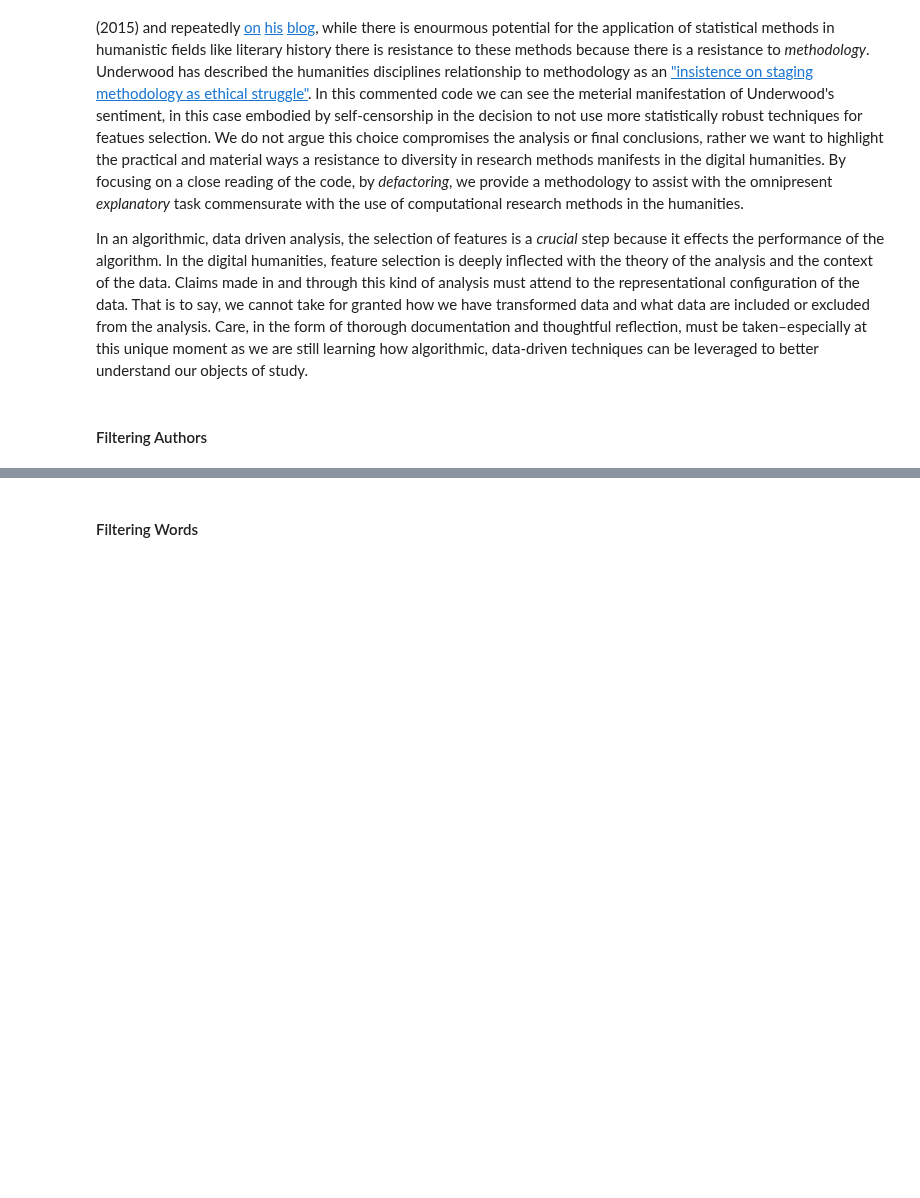
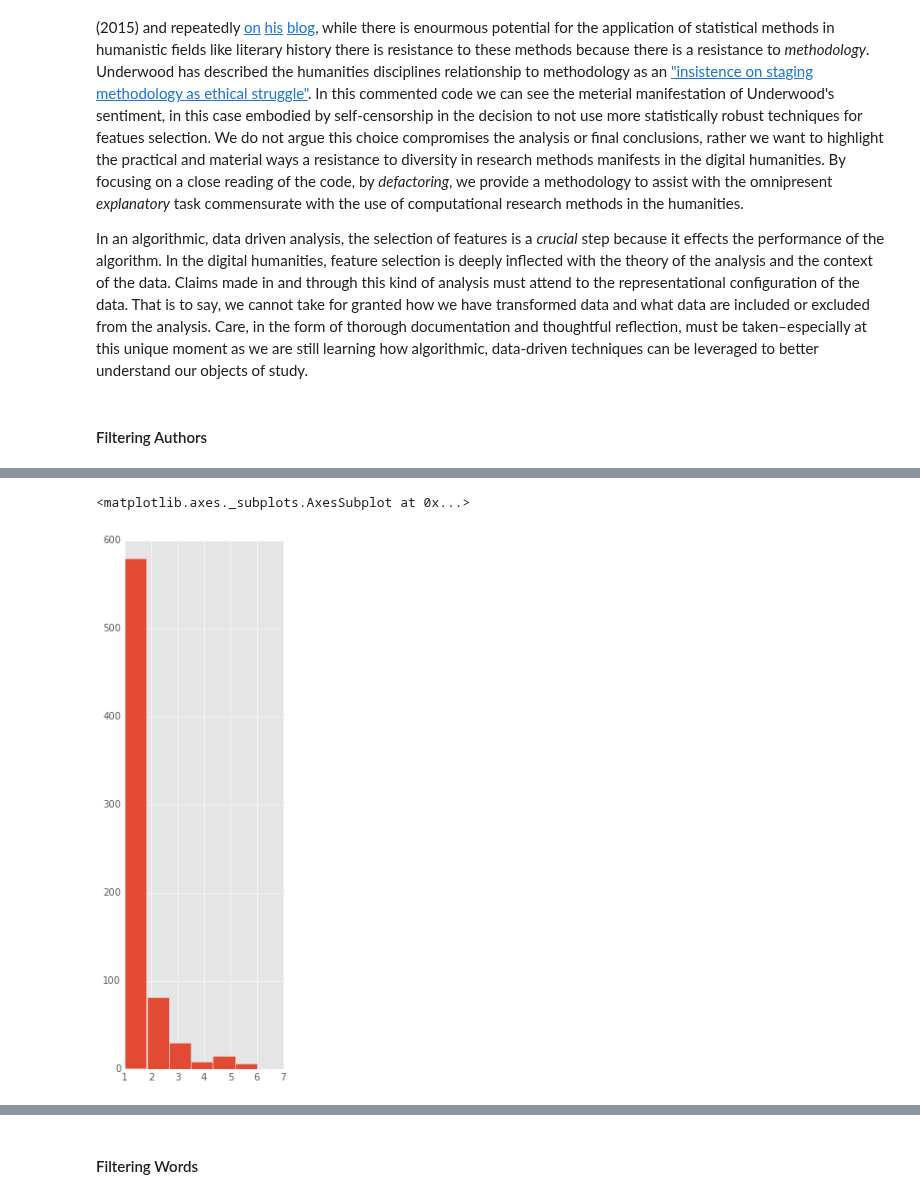
Before and after one commit to interedition/paceofchange, a Jupyter notebook: defactoring-pace-of-change.ipynb, the cells around one changed output, grey strips where cells are left out. Cells and saved outputs as stored; diff of their text form; code cells hidden in the pictures; blank space fills up the shorter version.

```diff
--- a/defactoring-pace-of-change.ipynb
+++ b/defactoring-pace-of-change.ipynb
@@ -725,0 +725,7 @@ Aside: we should try an annotate the author's narrative in the article to point
+# %%
+### DEFACTORING INSPECTION
+pd.Series([len(x) for x in authormatches]).hist(bins=6,
+                                                figsize=(3, 10))
+# %% [output]
+<matplotlib.axes._subplots.AxesSubplot at 0x...>
+[figure, added]
```
Also changed, not shown: parts of 21 cells of this notebook, 1 other file.
